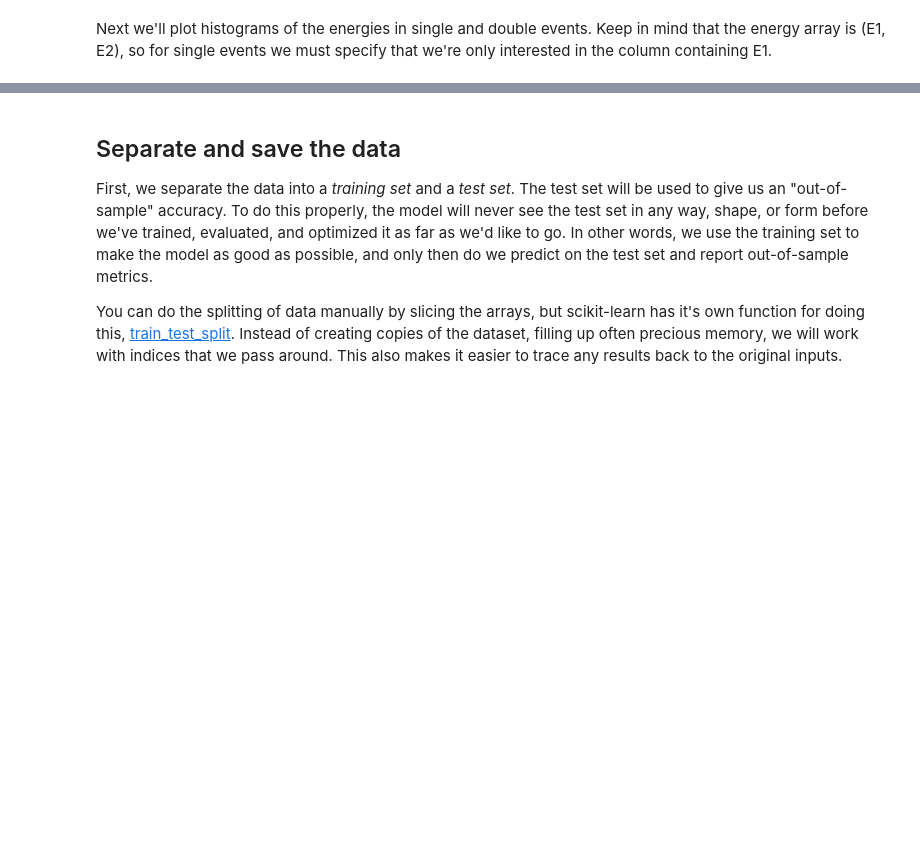
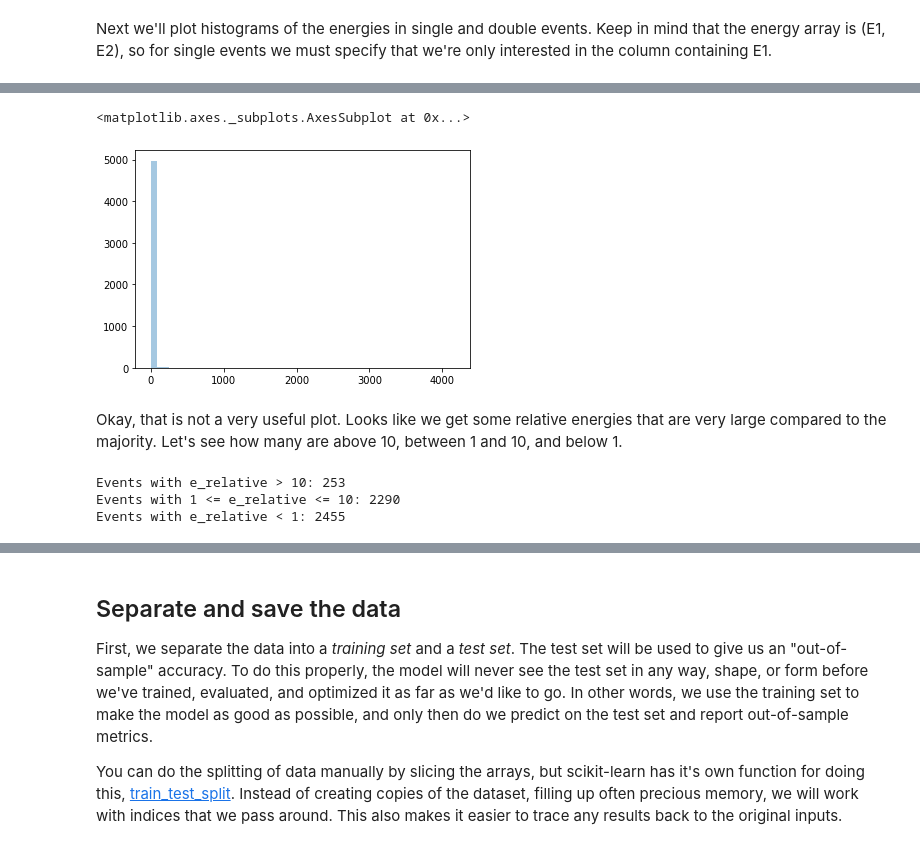
Before and after one commit to geirtul/event_classification_example, a Jupyter notebook: notebooks/data_import_exploration.ipynb, the cells around one changed output, grey strips where cells are left out. Cells and saved outputs as stored; diff of their text form; code cells hidden in the pictures; blank space fills up the shorter version.

```diff
--- a/notebooks/data_import_exploration.ipynb
+++ b/notebooks/data_import_exploration.ipynb
@@ -404,0 +372,29 @@ mean positions looks to be in the middle of the picture.
+# %%
+# Calculate relative energies
+e_relative = energies[doubles, 0] / energies[doubles, 1]
+# %%
+# Plot distribution of relative energies
+fig, ax = plt.subplots()
+sns.distplot(e_relative, kde=False, ax=ax)
+ax.set_title("Distribution of relative energies")
+ax.set_xlabel("Energy")
+ax.set_ylabel("Occurences")
+# %% [output]
+<matplotlib.axes._subplots.AxesSubplot at 0x...>
+[figure, added]
+# %% [markdown]
+Okay, that is not a very useful plot. Looks like we get some relative energies that are very large compared
+to the majority. Let's see how many are above 10, between 1 and 10, and below 1.
+# %%
+# Indices for the intervals.
+above_ten = np.nonzero(e_relative > 10)[0]
+e_tmp = e_relative[np.nonzero(e_relative >= 1)]
+one_to_ten = np.nonzero(e_tmp <= 10)[0]
+less_than_one = np.nonzero(e_relative < 1)[0]
+print("Events with e_relative > 10:", above_ten.shape[0])
+print("Events with 1 <= e_relative <= 10:", one_to_ten.shape[0])
+print("Events with e_relative < 1:", less_than_one.shape[0])
+# %% [output]
+Events with e_relative > 10: 253
+Events with 1 <= e_relative <= 10: 2290
+Events with e_relative < 1: 2455
```
Also changed, not shown: parts of 27 cells of this notebook.
